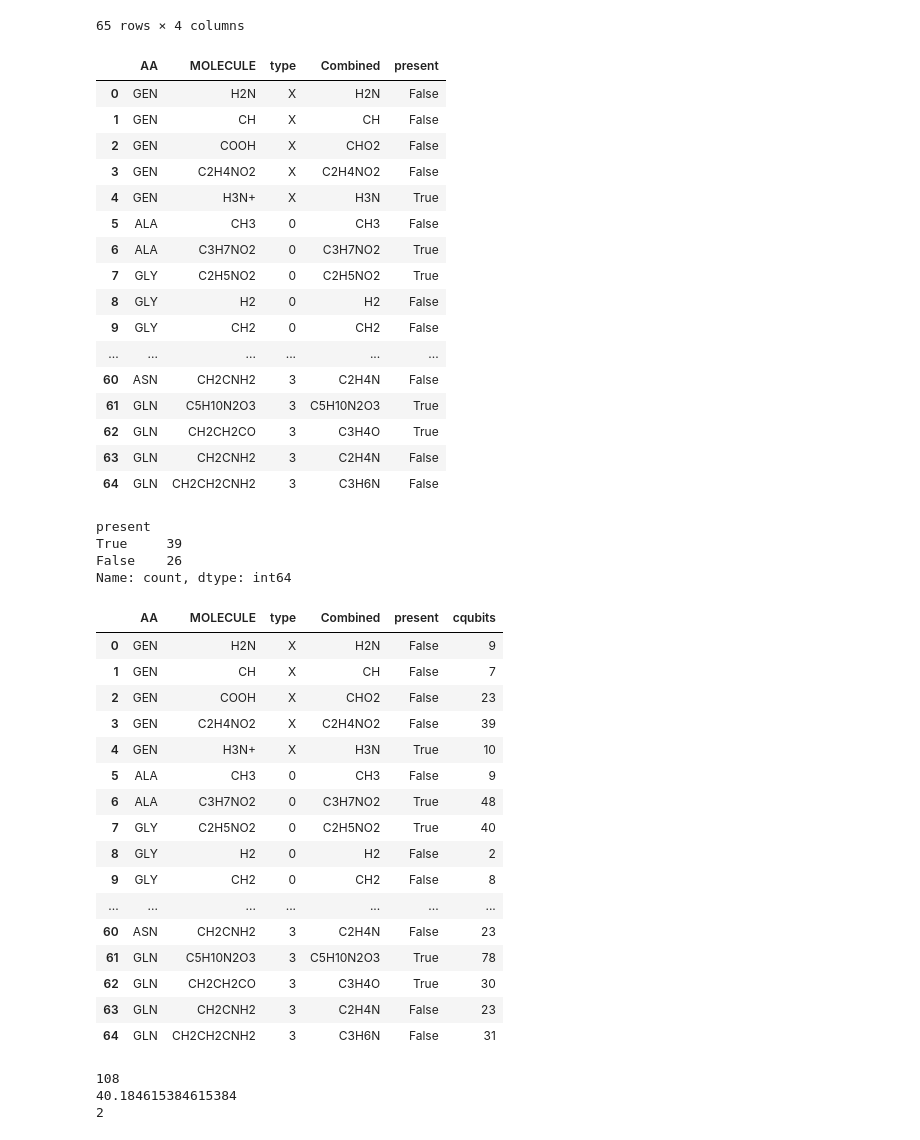
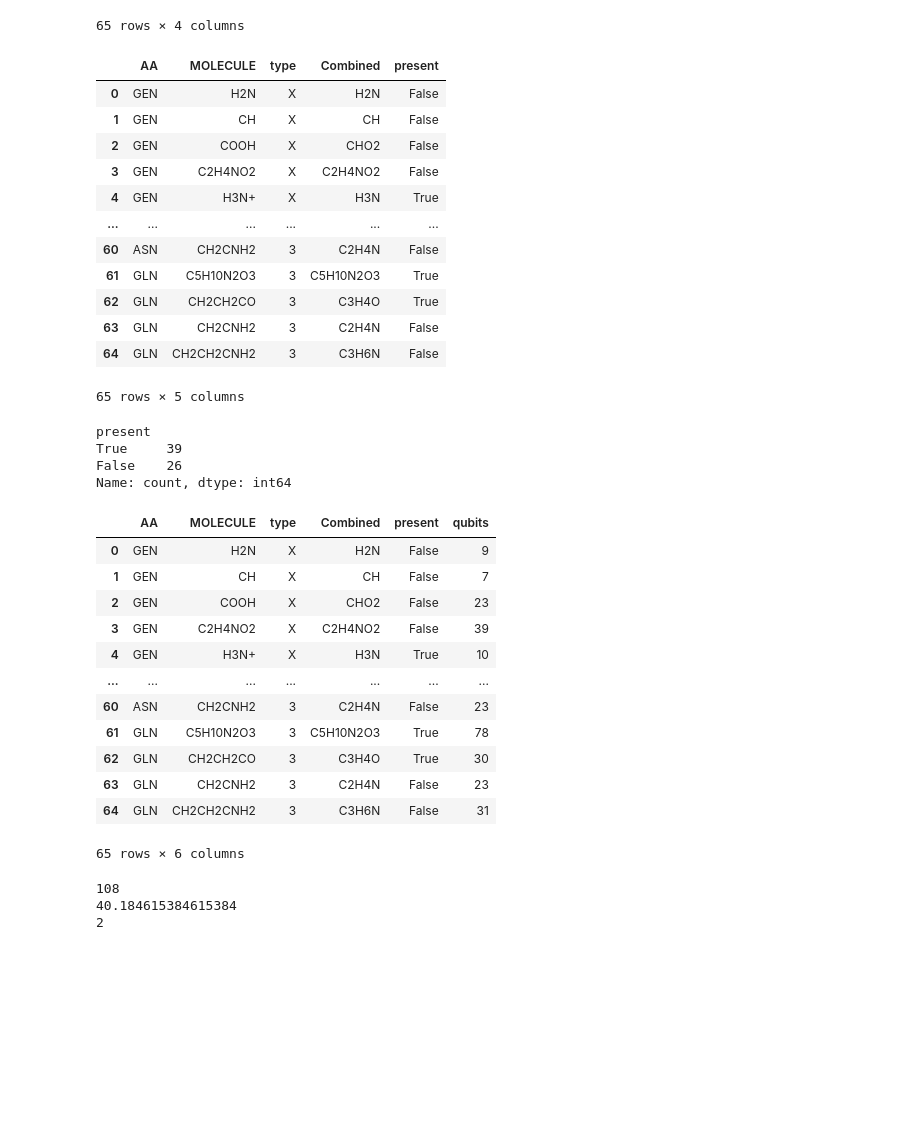
Before and after one commit to laiacoronas/quantum, a Jupyter notebook: train.ipynb, the cells around one changed output. Cells and saved outputs as stored; diff of their text form; code cells hidden in the pictures; blank space fills up the shorter version.

```diff
--- a/train.ipynb
+++ b/train.ipynb
@@ -2,6 +2,7 @@
 import pandas as pd
 pub = pd.read_csv("C:/Users/lclai/Desktop/pubchem.csv")
 aa = pd.read_csv("C:/Users/lclai/Desktop/trainingdb.csv")
+pd.set_option('display.max_rows', 10)
 # %%
 #cols = [col for col in pub.columns if ]
 pub.columns
@@ -247,30 +248,26 @@ aa
 aa['present'] = aa['Combined'].isin(pub['mf'])
 # %%
 # Configurar pandas para mostrar todas las filas y columnas
-pd.set_option('display.max_rows', None)
-pd.set_option('display.max_columns', None)
+#pd.set_option('display.max_rows', None)
+#pd.set_option('display.max_columns', None)
 
 # Ahora puedes imprimir tu DataFrame
 
 aa
 # %% [output]
 |  | AA | MOLECULE | type | Combined | present |
 | 0 | GEN | H2N | X | H2N | False |
 | 1 | GEN | CH | X | CH | False |
 | 2 | GEN | COOH | X | CHO2 | False |
 | 3 | GEN | C2H4NO2 | X | C2H4NO2 | False |
 | 4 | GEN | H3N+ | X | H3N | True |
-| 5 | ALA | CH3 | 0 | CH3 | False |
-| 6 | ALA | C3H7NO2 | 0 | C3H7NO2 | True |
-| 7 | GLY | C2H5NO2 | 0 | C2H5NO2 | True |
-| 8 | GLY | H2 | 0 | H2 | False |
-| 9 | GLY | CH2 | 0 | CH2 | False |
 | ... | ... | ... | ... | ... | ... |
 | 60 | ASN | CH2CNH2 | 3 | C2H4N | False |
 | 61 | GLN | C5H10N2O3 | 3 | C5H10N2O3 | True |
 | 62 | GLN | CH2CH2CO | 3 | C3H4O | True |
 | 63 | GLN | CH2CNH2 | 3 | C2H4N | False |
 | 64 | GLN | CH2CH2CNH2 | 3 | C3H6N | False |
+65 rows × 5 columns
 # %%
 print(aa['present'].value_counts()) #la majoria estan presents i a més la de kaggle té moltes més combinacions
 # %% [output]
@@ -282,21 +279,17 @@ Name: count, dtype: int64
 aa['qubits'] = aa['Combined'].apply(num_qubits)
 aa
 # %% [output]
-|  | AA | MOLECULE | type | Combined | present | cqubits |
+|  | AA | MOLECULE | type | Combined | present | qubits |
 | 0 | GEN | H2N | X | H2N | False | 9 |
 | 1 | GEN | CH | X | CH | False | 7 |
 | 2 | GEN | COOH | X | CHO2 | False | 23 |
 | 3 | GEN | C2H4NO2 | X | C2H4NO2 | False | 39 |
 | 4 | GEN | H3N+ | X | H3N | True | 10 |
-| 5 | ALA | CH3 | 0 | CH3 | False | 9 |
-| 6 | ALA | C3H7NO2 | 0 | C3H7NO2 | True | 48 |
-| 7 | GLY | C2H5NO2 | 0 | C2H5NO2 | True | 40 |
-| 8 | GLY | H2 | 0 | H2 | False | 2 |
-| 9 | GLY | CH2 | 0 | CH2 | False | 8 |
 | ... | ... | ... | ... | ... | ... | ... |
 | 60 | ASN | CH2CNH2 | 3 | C2H4N | False | 23 |
 | 61 | GLN | C5H10N2O3 | 3 | C5H10N2O3 | True | 78 |
 | 62 | GLN | CH2CH2CO | 3 | C3H4O | True | 30 |
 | 63 | GLN | CH2CNH2 | 3 | C2H4N | False | 23 |
 | 64 | GLN | CH2CH2CNH2 | 3 | C3H6N | False | 31 |
+65 rows × 6 columns
 # %%
```
Also changed, not shown: parts of 11 cells of this notebook.
